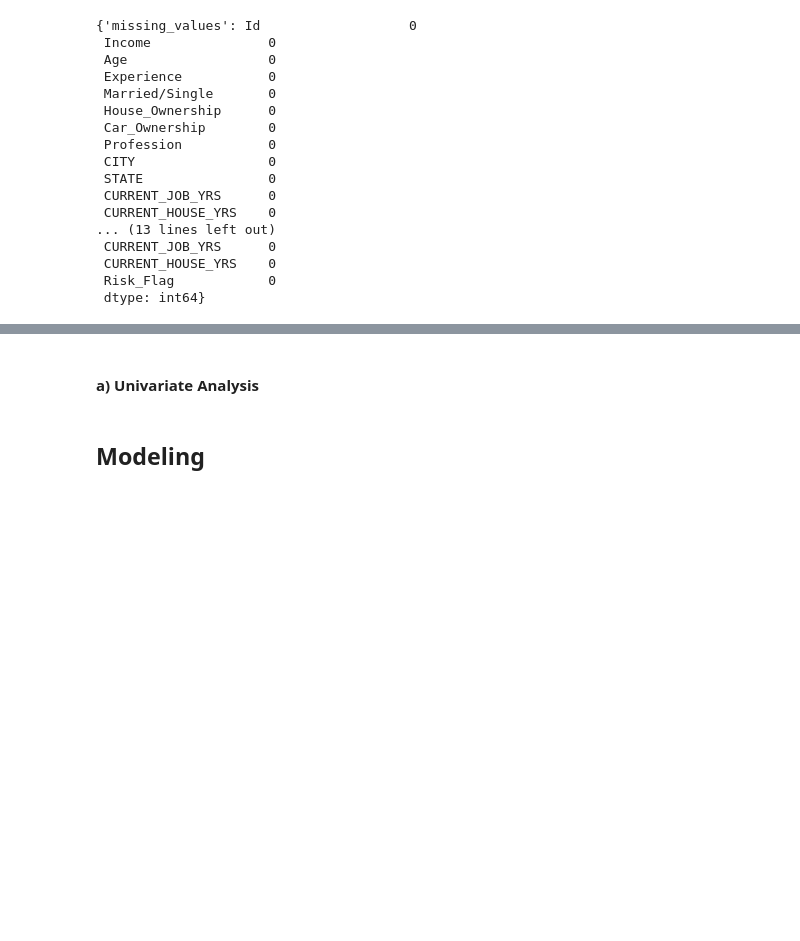
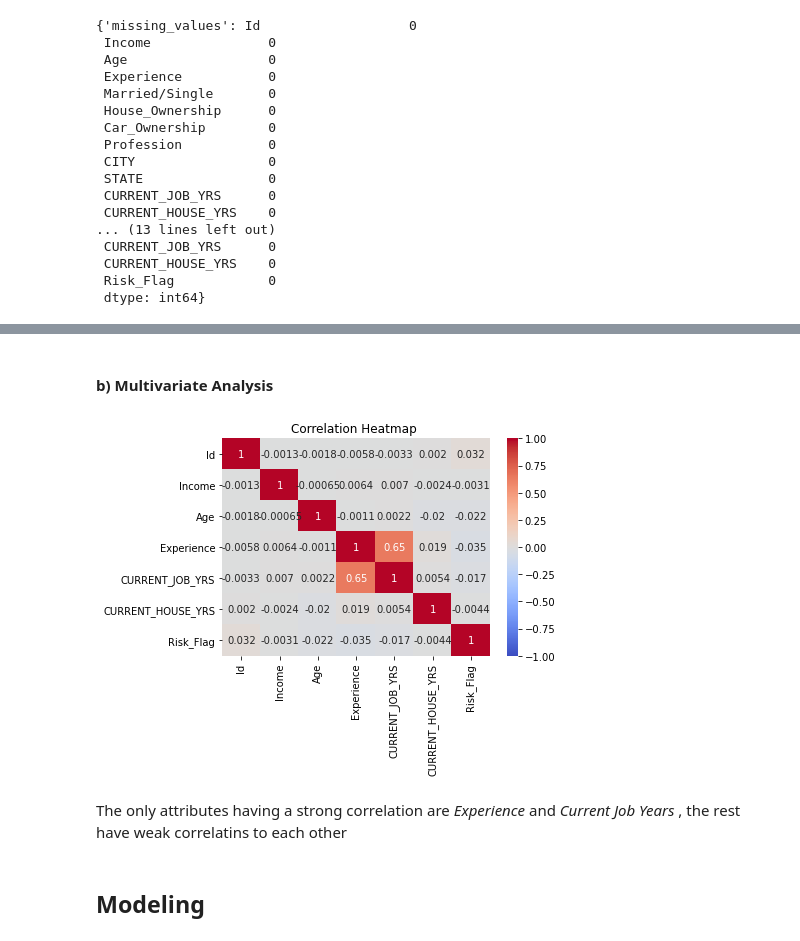
Before and after one commit to Hilarry95/Loan-Approval-Analysis-Phase-3-Project, a Jupyter notebook: Loan_Approval.ipynb, the cells around one changed output, grey strips where cells are left out. Drawn from its saved outputs; the diff is of its cells as text; code cells hidden in the pictures; blank space fills up the shorter version.

```diff
--- a/Loan_Approval.ipynb
+++ b/Loan_Approval.ipynb
@@ -158,2 +226,2 @@ We'll retain the outliers since they may just be loan applicants with higher inc
 # %% [markdown]
-#### a) Univariate Analysis
+#### b) Multivariate Analysis
@@ -164,3 +228,9 @@ y = loan_data["Risk_Flag"]
+# %%
+analyser.correlation_map(loan_data)
+# %% [output]
+[figure, added]
+# %% [markdown]
+The only attributes having a strong correlation are *Experience* and *Current Job Years* , the rest have weak correlatins to each other
 # %% [markdown]
 ## Modeling
 # %% [markdown]
```
Also changed, not shown: parts of 26 cells of this notebook, 9 other files.
